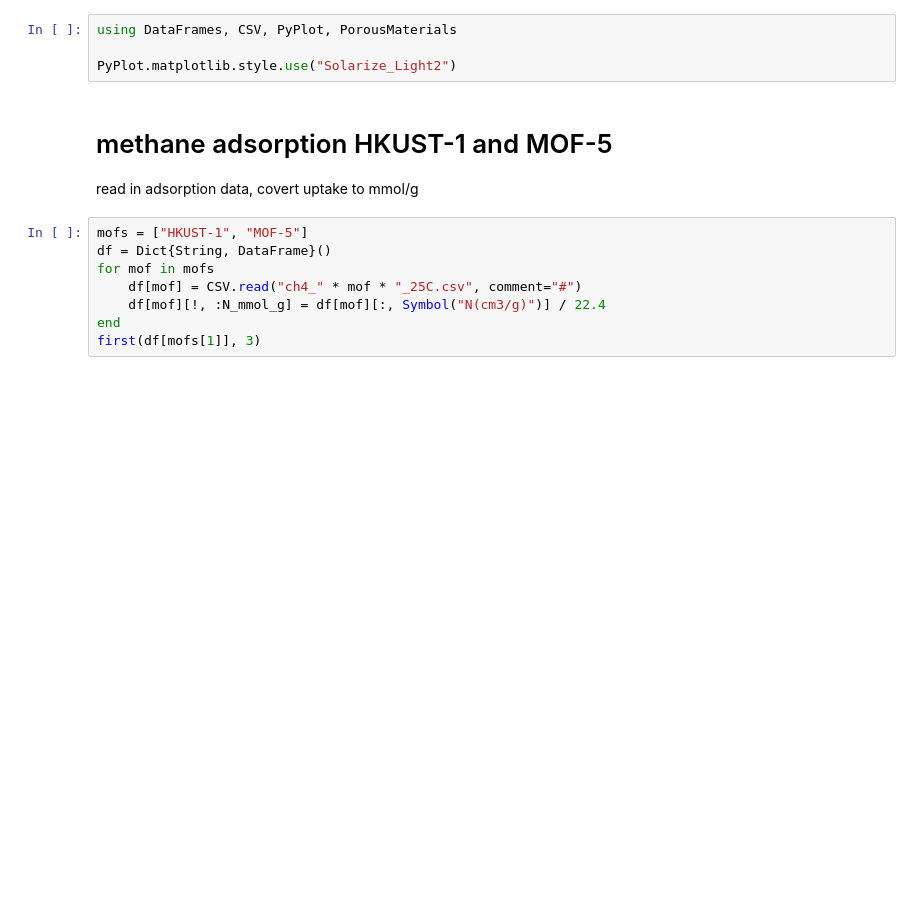
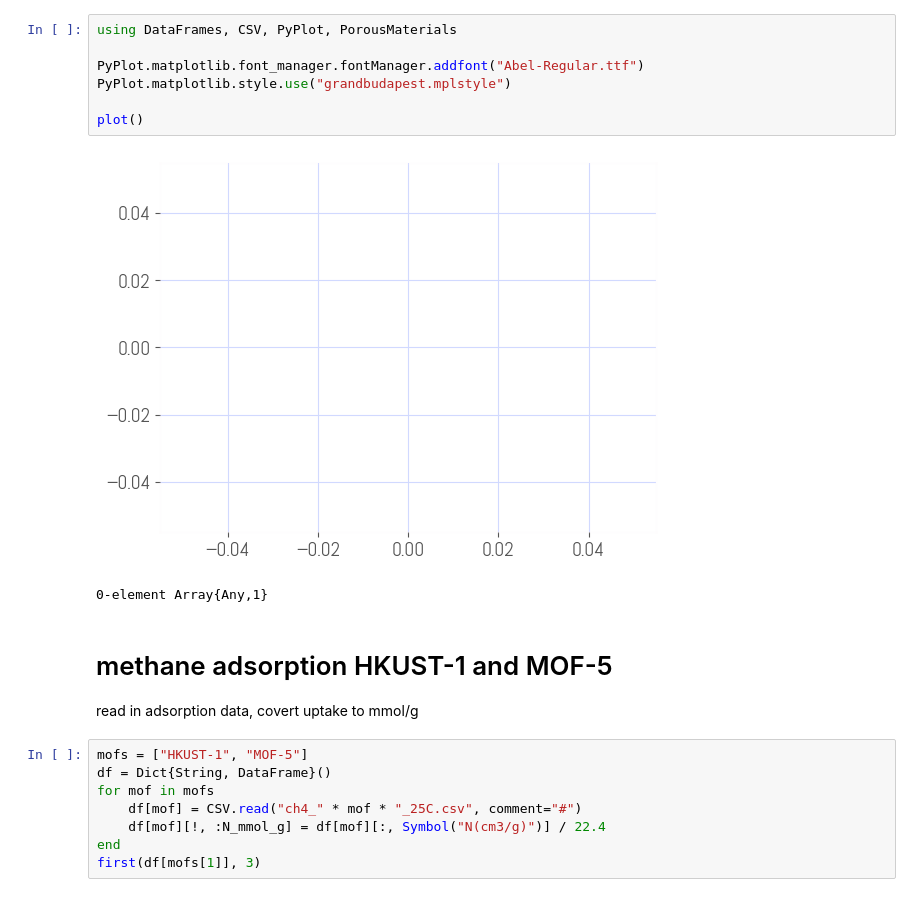
Before and after one commit to SimonEnsemble/nonlinear_sensing, a Jupyter notebook: one_d_sensing/1D sensing.ipynb, the cells around one changed output. Saved outputs shown, nothing was run; the diff lists cells and outputs as text; blank space fills up the shorter version.

```diff
--- a/one_d_sensing/1D sensing.ipynb
+++ b/one_d_sensing/1D sensing.ipynb
@@ -1,7 +1,13 @@
 # %%
 using DataFrames, CSV, PyPlot, PorousMaterials
 
-PyPlot.matplotlib.style.use("Solarize_Light2")
+PyPlot.matplotlib.font_manager.fontManager.addfont("Abel-Regular.ttf")
+PyPlot.matplotlib.style.use("grandbudapest.mplstyle")
+
+plot()
+# %% [output]
+[figure, added]
+0-element Array{Any,1}
 # %% [markdown]
 # methane adsorption HKUST-1 and MOF-5
 read in adsorption data, covert uptake to mmol/g
```
Also changed, not shown: parts of 4 cells of this notebook, 2 other files.
